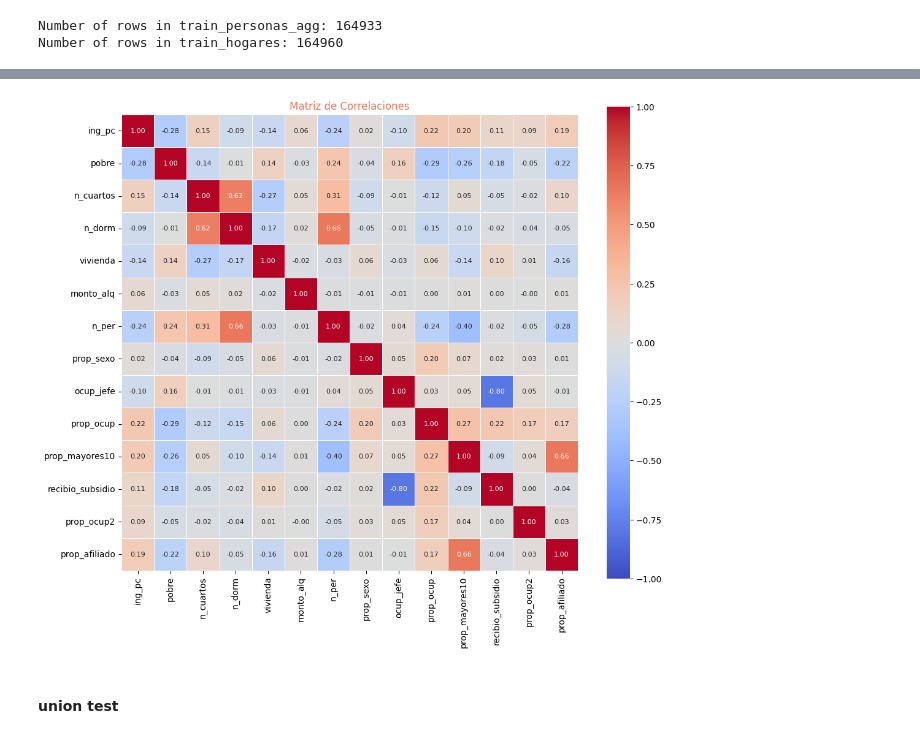
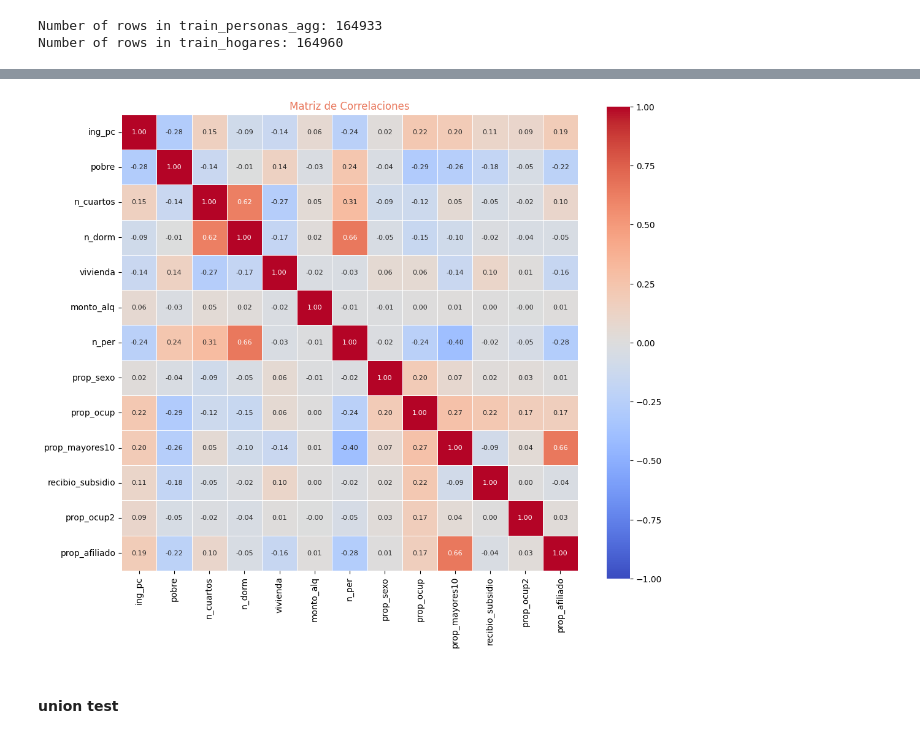
Before and after one commit to dipla70/ML-TP2, a Jupyter notebook: problem_set2.ipynb, the cells around one changed output, grey strips where cells are left out. Cells and saved outputs as stored; diff of their text form; code cells hidden in the pictures.

```diff
--- a/problem_set2.ipynb
+++ b/problem_set2.ipynb
@@ -364,6 +408,8 @@ print(nan_counts)
 # %%
+
+
 # Agrupar por 'id' y quedarnos con la primera fila de cada grupo
-variables = ['id', 'prop_sexo', 'ocup_jefe', 'ocupada', 'prop_ocup', 'mayor_10', 'prop_mayores10', 'recibio_subsidio', 'ocupacion_secundaria', 'prop_ocup2','prop_afiliado']
+variables = ['id', 'prop_sexo', 'ocupada', 'prop_ocup', 'mayor_10', 'prop_mayores10', 'recibio_subsidio', 'ocupacion_secundaria', 'prop_ocup2','prop_afiliado']
 train_personas_agg = train_personas[variables].drop_duplicates(subset='id', keep='first').reset_index(drop=True)
 
 # Mostrar las primeras filas para verificar
@@ -399,32 +467,32 @@ train_hogares2.head()
 # %%
 # Renombrar las columnas
 train_hogares2.rename(columns={
     'P5000': 'n_cuartos',
     'P5010': 'n_dorm',
     'P5090': 'vivienda',
     'P5130': 'monto_alq',
     'Nper': 'n_per',
     'Pobre': 'pobre',
     'Ingpcug': 'ing_pc',
     'Fex_c': 'fex_c'
 }, inplace=True)
 
 # Seleccionar las columnas de interés para la matriz de correlaciones
-columnas_interes = ['ing_pc', 'pobre', 'n_cuartos','n_dorm','vivienda', 'monto_alq','n_per', 'prop_sexo', 'ocup_jefe', 'prop_ocup', 'prop_mayores10', 'recibio_subsidio', 'prop_ocup2', 'prop_afiliado']
+columnas_interes = ['ing_pc', 'pobre', 'n_cuartos','n_dorm','vivienda', 'monto_alq','n_per', 'prop_sexo', 'prop_ocup', 'prop_mayores10', 'recibio_subsidio', 'prop_ocup2', 'prop_afiliado']
 
 # Calcular la matriz de correlaciones
 corr_matrix = train_hogares2[columnas_interes].corr()
 
 # Crear el mapa de calor con escala fija de -1 a 1
 plt.figure(figsize=(12, 10))
 sns.heatmap(
     corr_matrix, xticklabels=corr_matrix.columns, yticklabels=corr_matrix.columns, cmap='coolwarm', annot=True, fmt='.2f',
     cbar=True, square=True, annot_kws={'size': 8}, linewidth=.5,
     vmin=-1, vmax=1  # Configurar la escala fija de colores
 )
 
 # Personalizar el gráfico
 plt.title('Matriz de Correlaciones', color='#E9785D')
 plt.show()
 # %% [output]
-[figure, old version]
+[figure, new version]
```
Also changed, not shown: parts of 69 cells of this notebook, 11 other files.
